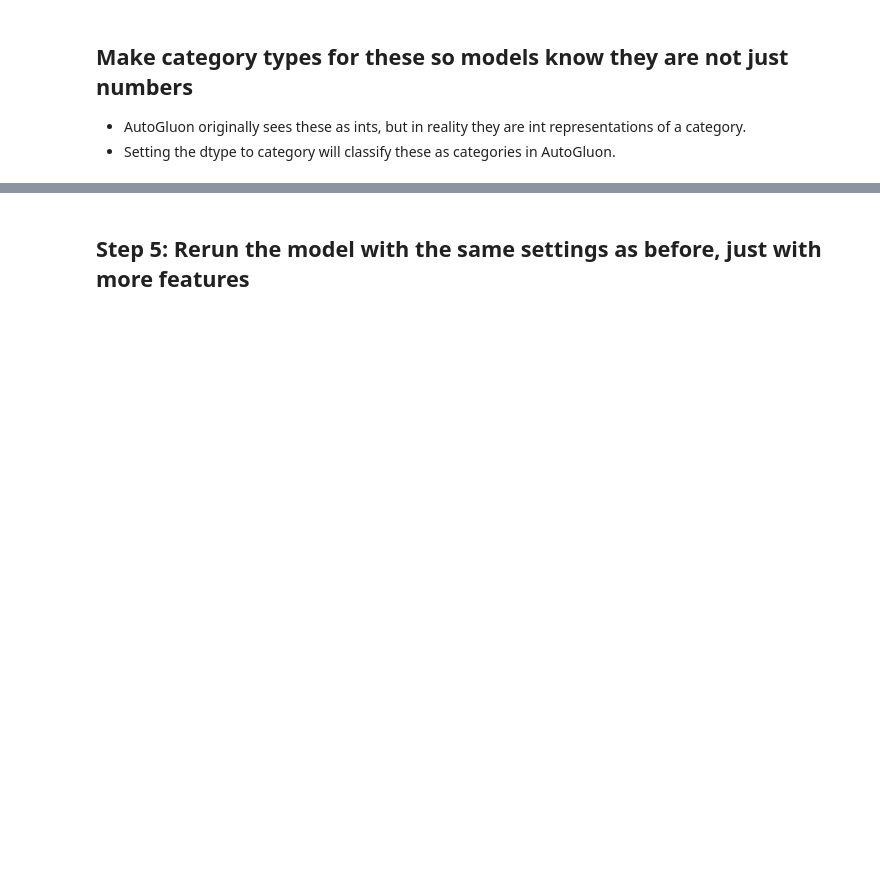
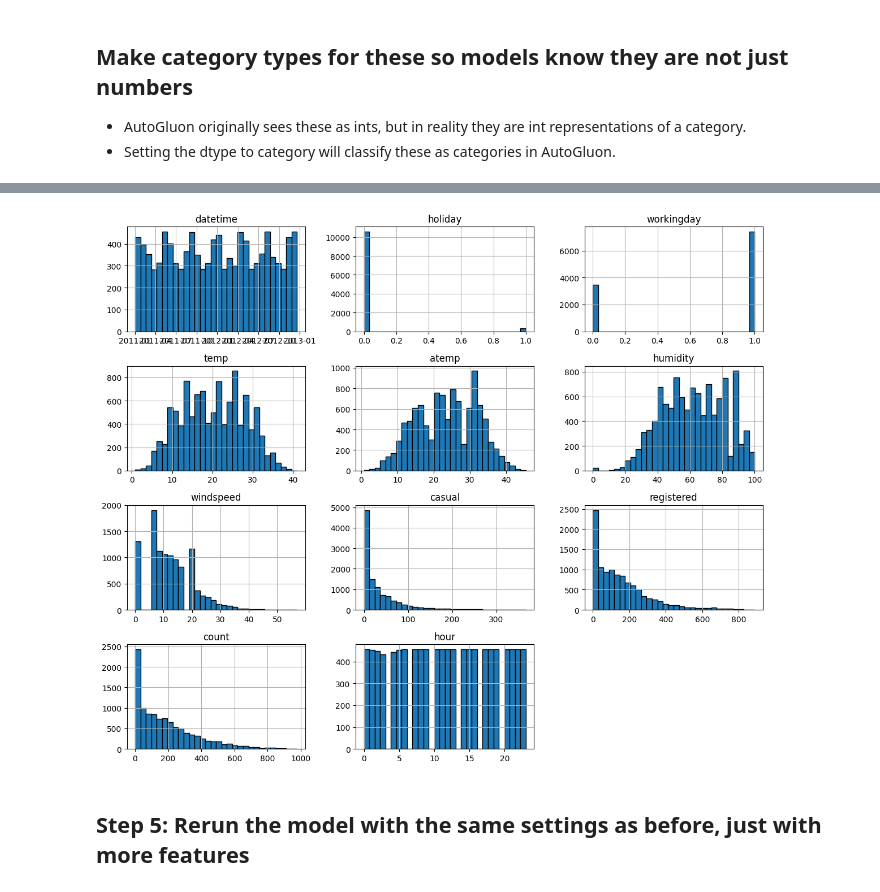
Before and after one commit to omogbolahan94/Bike-Sharing-Demand-Prediction, a Jupyter notebook: main.ipynb, the cells around one changed output, grey strips where cells are left out. Drawn from its saved outputs; the diff is of its cells as text; code cells hidden in the pictures; blank space fills up the shorter version.

```diff
--- a/project-template.ipynb
+++ b/main.ipynb
@@ -128,16 +346,16 @@ train.?
 # %%
 # create a new feature
-train[?] = ?
-test[?] = ?
+train['hour'] = train['datetime'].dt.hour
+test['hour'] = test['datetime'].dt.hour
 # %% [markdown]
 ## Make category types for these so models know they are not just numbers
 * AutoGluon originally sees these as ints, but in reality they are int representations of a category.
 * Setting the dtype to category will classify these as categories in AutoGluon.
 # %%
-train["season"] = ?
-train["weather"] = ?
-test["season"] = ?
-test["weather"] = ?
+train["season"] = train["season"].astype('category')
+train["weather"] = train["weather"].astype('category')
+test["season"] = test["season"].astype('category')
+test["weather"] = test["weather"].astype('category')
 # %%
 # View are new feature
 train.head()
@@ -144,5 +369,9 @@ train.head()
 # %%
 # View histogram of all features again now with the hour feature
-train.?
+train.hist(figsize=(12, 10), bins=30, edgecolor='black')
+plt.tight_layout()
+plt.show()
+# %% [output]
+[figure, added]
 # %% [markdown]
 ## Step 5: Rerun the model with the same settings as before, just with more features
```
Also changed, not shown: parts of 51 cells of this notebook, 4 other files.
